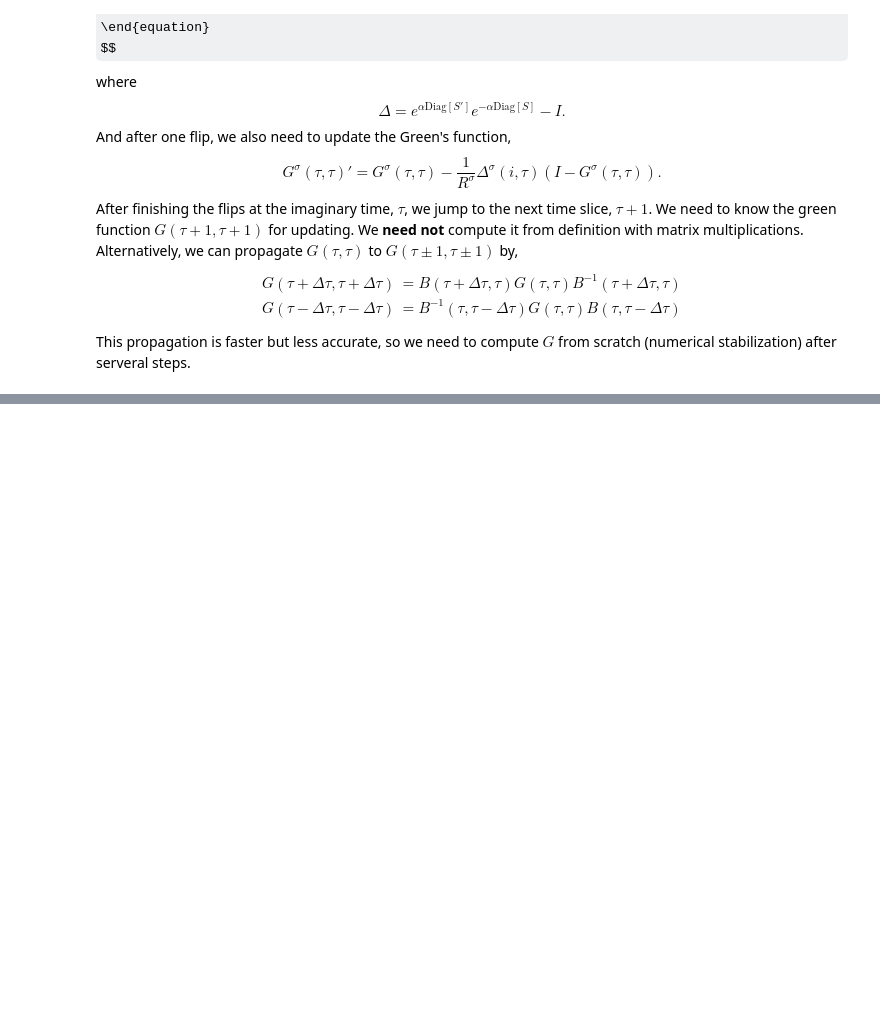
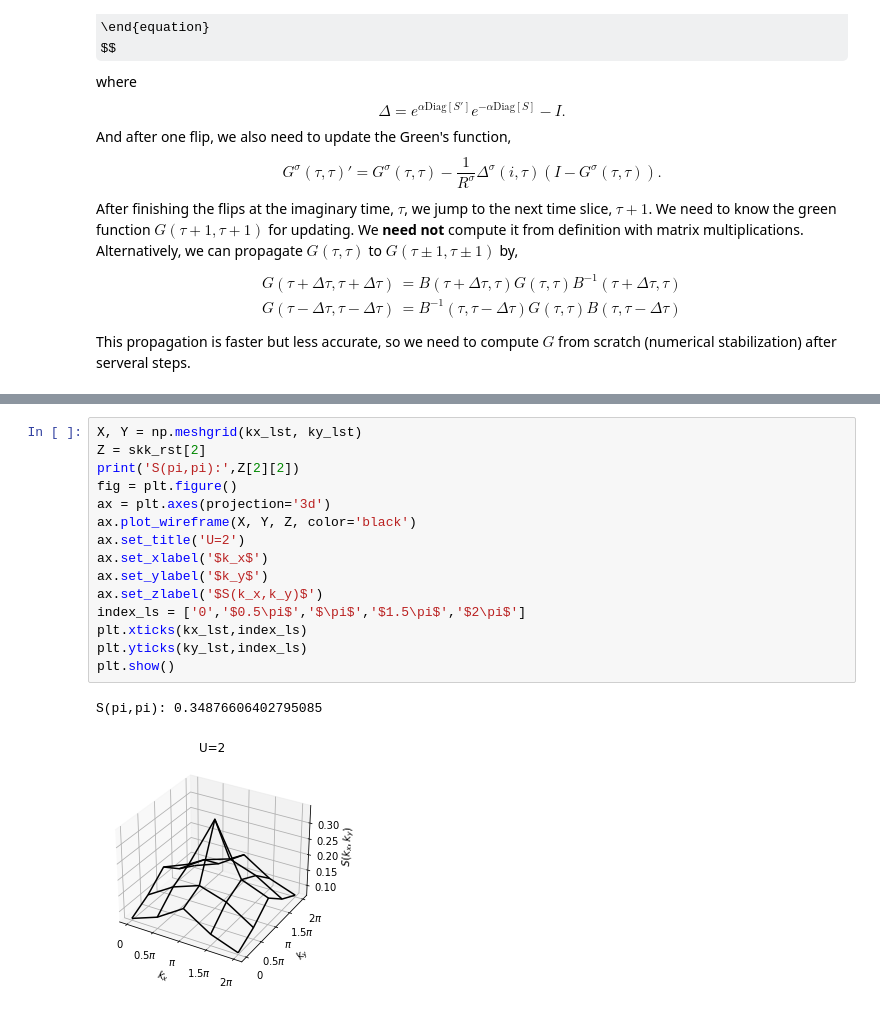
Before and after one commit to hylu666/DQMC_tutorial, a Jupyter notebook: dqmc_hubbard.ipynb, the cells around one changed output, grey strips where cells are left out. Drawn from its saved outputs; the diff is of its cells as text; some formulas as TeX source; blank space fills up the shorter version.

```diff
--- a/dqmc_hubbard.ipynb
+++ b/dqmc_hubbard.ipynb
@@ -681,0 +782,18 @@ Text(0, 0.5, '$S(\\pi,\\pi)/L^2$')
+# %%
+X, Y = np.meshgrid(kx_lst, ky_lst)
+Z = skk_rst[2]
+print('S(pi,pi):',Z[2][2])
+fig = plt.figure()
+ax = plt.axes(projection='3d')
+ax.plot_wireframe(X, Y, Z, color='black')
+ax.set_title('U=2')
+ax.set_xlabel('$k_x$')
+ax.set_ylabel('$k_y$')
+ax.set_zlabel('$S(k_x,k_y)$')
+index_ls = ['0','$0.5\pi$','$\pi$','$1.5\pi$','$2\pi$']
+plt.xticks(kx_lst,index_ls)
+plt.yticks(ky_lst,index_ls)
+plt.show()
+# %% [output]
+S(pi,pi): 0.34876606402795085
+[figure, added]
```
Also changed, not shown: parts of 21 cells of this notebook.
